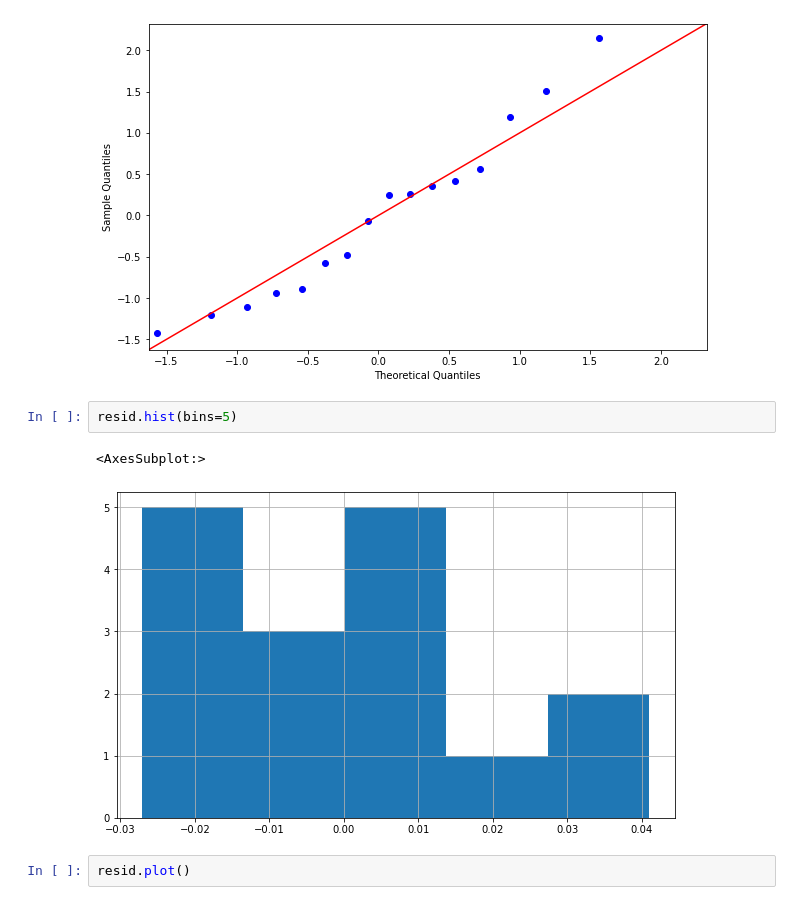
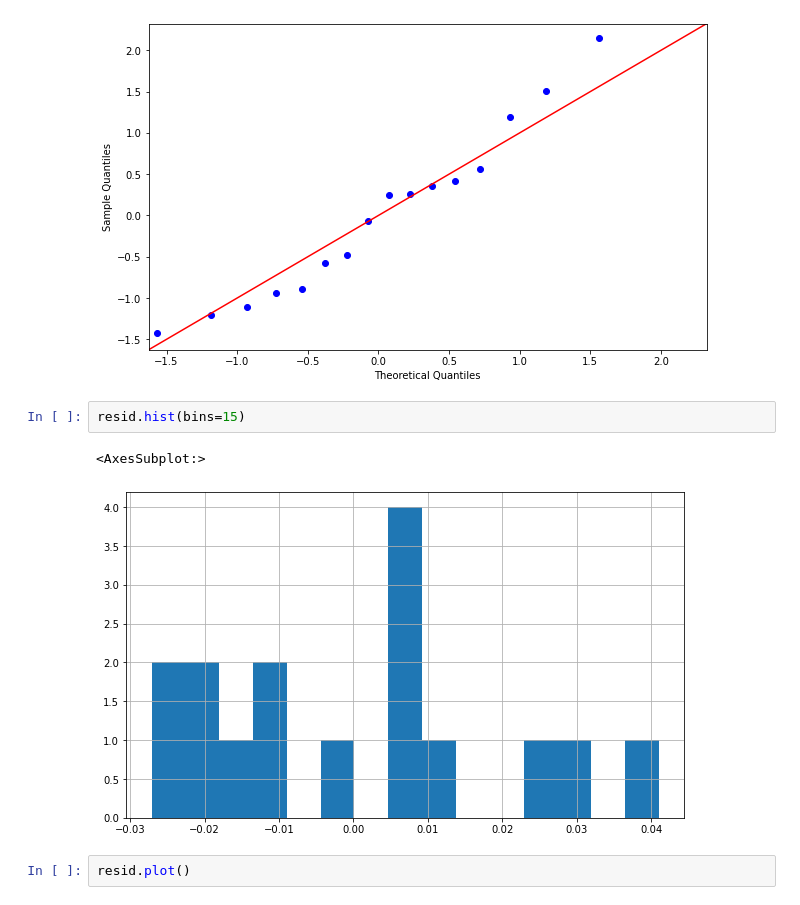
Before and after one commit to miquelcamprodon/sme-materials, a Jupyter notebook: 07-LinearModel.ipynb, the cells around one changed output. Cells and saved outputs as stored; diff of their text form.

```diff
--- a/07-LinearModel.ipynb
+++ b/07-LinearModel.ipynb
@@ -236,10 +216,10 @@ fig = sm.qqplot(resid, stats.t, fit=True, line="45")
 # %% [output]
 [figure]
 # %%
-resid.hist(bins=5)
+resid.hist(bins=15)
 # %% [output]
 <AxesSubplot:>
-[figure, old version]
+[figure, new version]
 # %%
 resid.plot()
 # %% [output]
```
Also changed, not shown: parts of 13 cells of this notebook, 6 other files.
